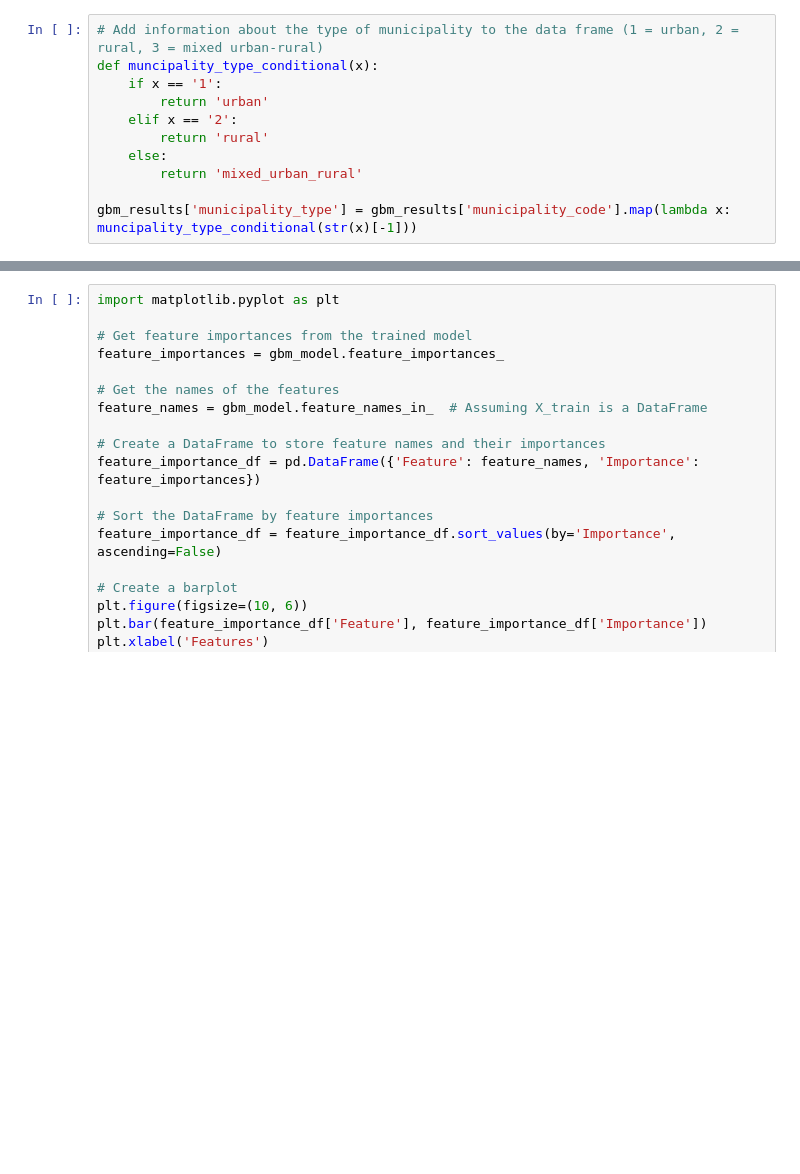
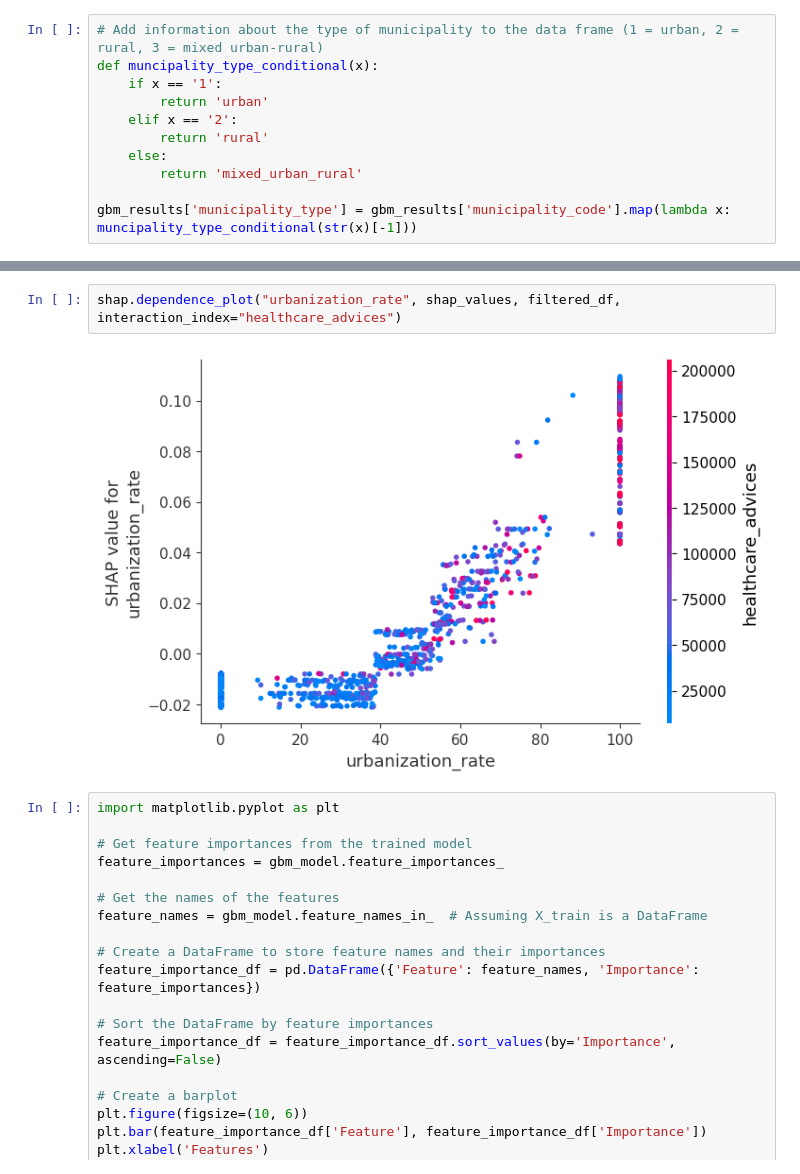
Before and after one commit to jjfrackowiak/WEC2024, a Jupyter notebook: XAI/exploration_notebook.ipynb, the cells around one changed output, grey strips where cells are left out. Cells and saved outputs as stored; diff of their text form; blank space fills up the shorter version.

Commit message:
Added partial dependence plots

```diff
--- a/XAI/exploration_notebook.ipynb
+++ b/XAI/exploration_notebook.ipynb
@@ -50,3 +50,7 @@ shap.summary_plot(shap_values, filtered_df)
+# %%
+shap.dependence_plot("urbanization_rate", shap_values, filtered_df, interaction_index="healthcare_advices")
+# %% [output]
+[figure, added]
 # %%
 import matplotlib.pyplot as plt
 
```
Also changed, not shown: parts of 2 cells of this notebook.
